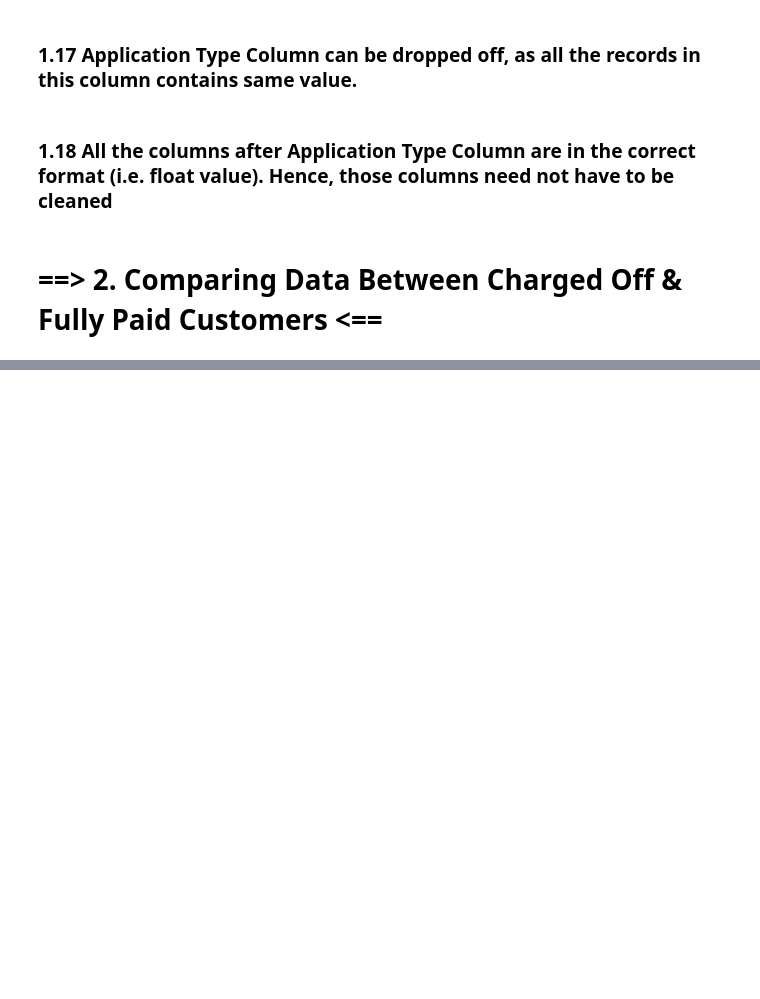
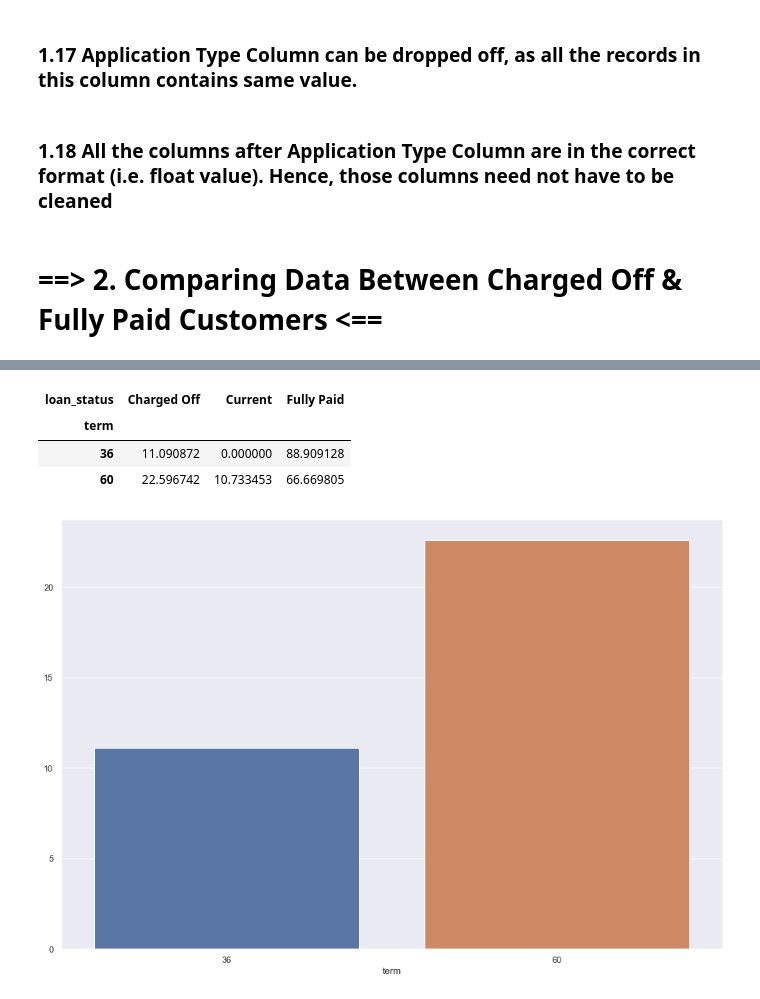
Before and after one commit to akshaykadam100/Lending-Club-Case-Study, a Jupyter notebook: Group_Facilitator_Name_V2.ipynb, the cells around one changed output, grey strips where cells are left out. Cells and saved outputs as stored; diff of their text form; code cells hidden in the pictures; blank space fills up the shorter version.

```diff
--- a/Group_Facilitator_Name_V2.ipynb
+++ b/Group_Facilitator_Name_V2.ipynb
@@ -401,0 +229,12 @@ sns.heatmap(plot_this.iloc[:,:-1].div(plot_this["total"], axis=0)*100)
+# %%
+plot_this = raw_data.pivot_table(index='term', columns='loan_status', values='member_id', aggfunc='count').fillna(0)
+plot_this['total'] = plot_this.sum(axis=1)
+plot_this = plot_this.iloc[:,:-1].div(plot_this["total"], axis=0)*100
+sns.barplot(x = plot_this['Charged Off'].index, y=plot_this['Charged Off'].values)
+plot_this
+# %% [output]
+| loan_status | Charged Off | Current | Fully Paid |
+| term |  |  |  |
+| 36 | 11.090872 | 0.000000 | 88.909128 |
+| 60 | 22.596742 | 10.733453 | 66.669805 |
+[figure, added]
```
Also changed, not shown: parts of 41 cells of this notebook.
